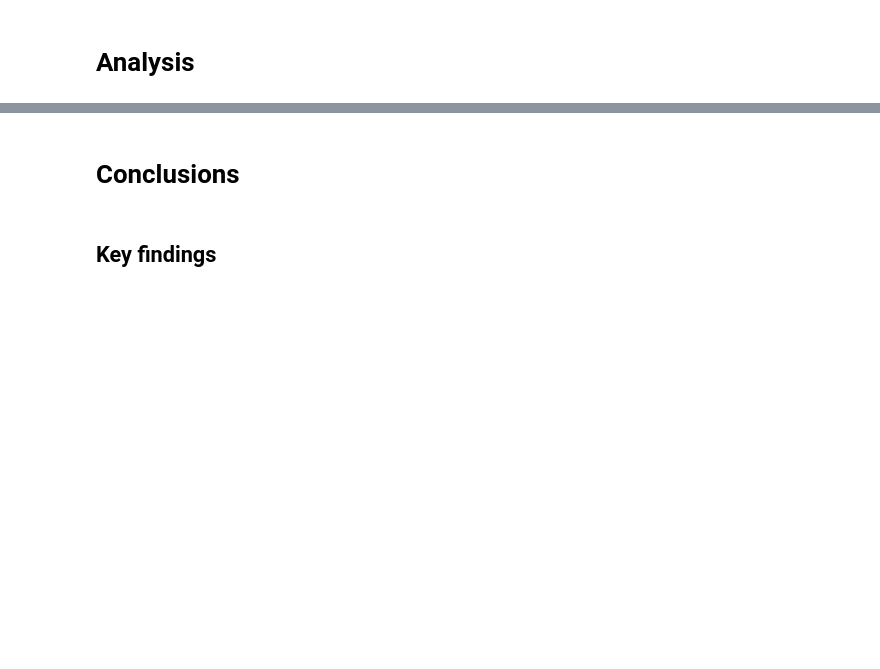
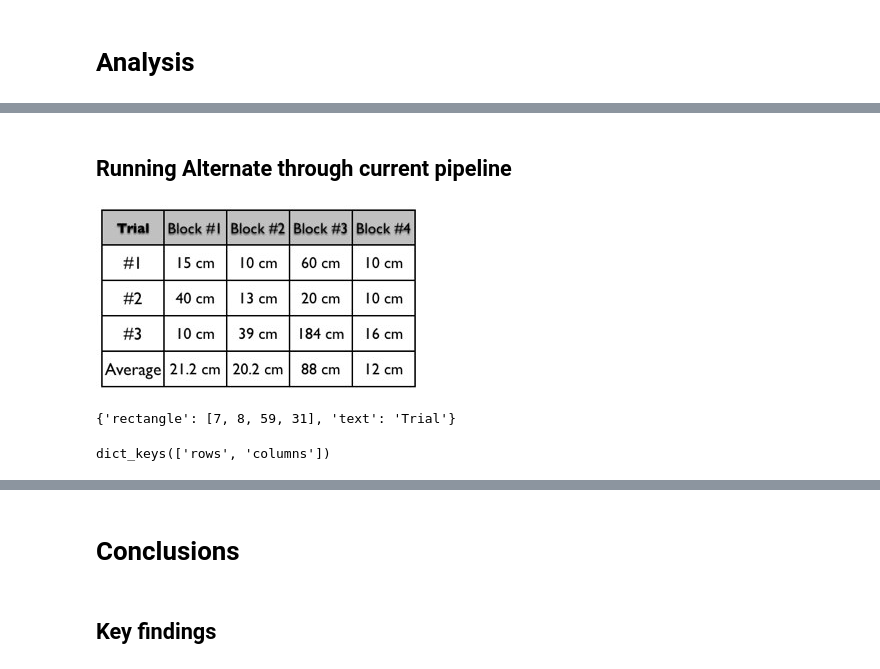
Before and after one commit to drschwenk/tableparse_notebooks, a Jupyter notebook: reproduce_baseline.ipynb, the cells around one changed output, grey strips where cells are left out. Cells and saved outputs as stored; diff of their text form; code cells hidden in the pictures; blank space fills up the shorter version.

Commit message:
submitting image to local tp, computing cell-level agreement

```diff
--- a/reproduce_baseline.ipynb
+++ b/reproduce_baseline.ipynb
@@ -122,0 +136,2 @@ with open(data_path_1) as f:
+# %% [markdown]
+## Running Alternate through current pipeline
@@ -122,0 +159,10 @@ with open(data_path_1) as f:
+# %%
+image_base_path = '/Users/schwenk/wrk/tableparse/data/test_data/images'
+# %%
+test_table = list(table_grountruth.values())[9]
+# %%
+img_path = os.path.join(image_base_path, test_table['imageName'])
+# %%
+Image.open(img_path)
+# %% [output]
+[figure, added]
@@ -122,0 +171,4 @@ with open(data_path_1) as f:
+# %%
+test_gt_box
+# %% [output]
+{'rectangle': [7, 8, 59, 31], 'text': 'Trial'}
@@ -122,0 +177,4 @@ with open(data_path_1) as f:
+# %%
+test_response.keys()
+# %% [output]
+dict_keys(['rows', 'columns'])
```
Also changed, not shown: parts of 14 cells of this notebook, 4 other files.
